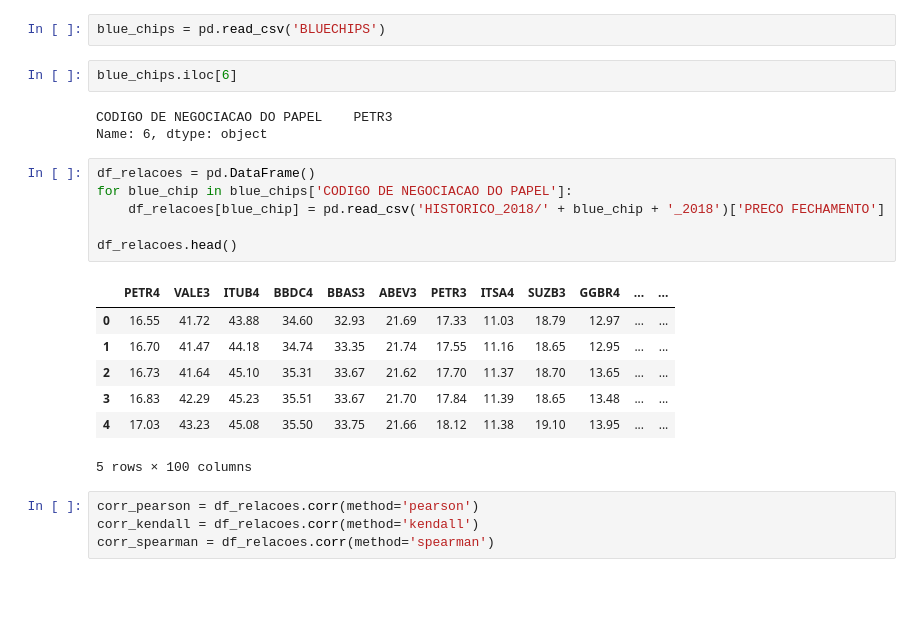
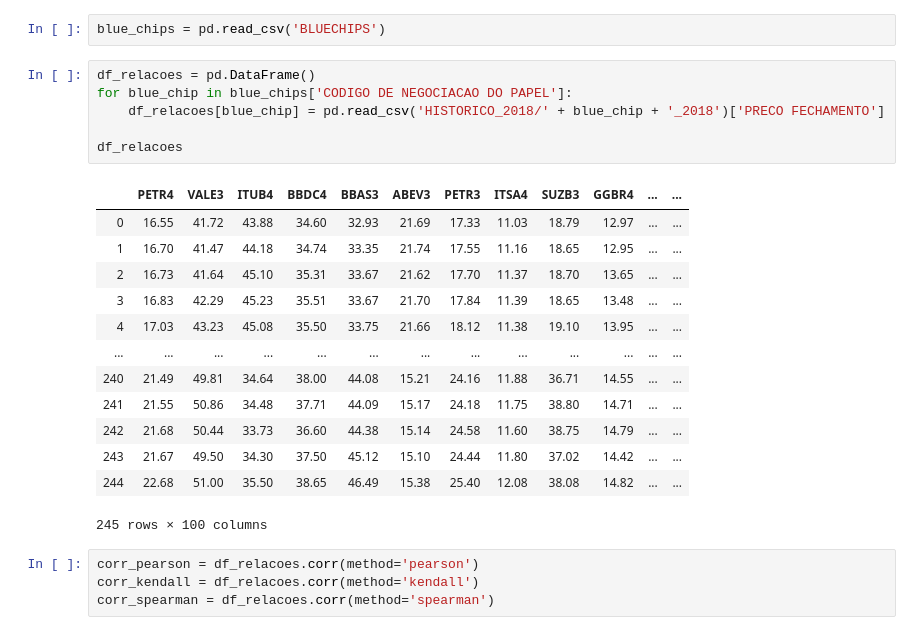
Before and after one commit to RodrigoCalderano/DOM-BOT, a Jupyter notebook: Jupyter/Long Short.ipynb, the cells around one changed output. Drawn from its saved outputs; the diff is of its cells as text; blank space fills up the shorter version.

```diff
--- a/Jupyter/Long Short.ipynb
+++ b/Jupyter/Long Short.ipynb
@@ -12,25 +12,26 @@ from pylab import rcParams
 %matplotlib inline
 # %%
 blue_chips = pd.read_csv('BLUECHIPS')
-# %%
-blue_chips.iloc[6]
-# %% [output]
-CODIGO DE NEGOCIACAO DO PAPEL    PETR3
-Name: 6, dtype: object
 # %%
 df_relacoes = pd.DataFrame()
 for blue_chip in blue_chips['CODIGO DE NEGOCIACAO DO PAPEL']:
     df_relacoes[blue_chip] = pd.read_csv('HISTORICO_2018/' + blue_chip + '_2018')['PRECO FECHAMENTO']
 
-df_relacoes.head()
+df_relacoes
 # %% [output]
 |  | PETR4 | VALE3 | ITUB4 | BBDC4 | BBAS3 | ABEV3 | PETR3 | ITSA4 | SUZB3 | GGBR4 | ... | ... |
 | 0 | 16.55 | 41.72 | 43.88 | 34.60 | 32.93 | 21.69 | 17.33 | 11.03 | 18.79 | 12.97 | ... | ... |
 | 1 | 16.70 | 41.47 | 44.18 | 34.74 | 33.35 | 21.74 | 17.55 | 11.16 | 18.65 | 12.95 | ... | ... |
 | 2 | 16.73 | 41.64 | 45.10 | 35.31 | 33.67 | 21.62 | 17.70 | 11.37 | 18.70 | 13.65 | ... | ... |
 | 3 | 16.83 | 42.29 | 45.23 | 35.51 | 33.67 | 21.70 | 17.84 | 11.39 | 18.65 | 13.48 | ... | ... |
 | 4 | 17.03 | 43.23 | 45.08 | 35.50 | 33.75 | 21.66 | 18.12 | 11.38 | 19.10 | 13.95 | ... | ... |
+| ... | ... | ... | ... | ... | ... | ... | ... | ... | ... | ... | ... | ... |
+| 240 | 21.49 | 49.81 | 34.64 | 38.00 | 44.08 | 15.21 | 24.16 | 11.88 | 36.71 | 14.55 | ... | ... |
+| 241 | 21.55 | 50.86 | 34.48 | 37.71 | 44.09 | 15.17 | 24.18 | 11.75 | 38.80 | 14.71 | ... | ... |
+| 242 | 21.68 | 50.44 | 33.73 | 36.60 | 44.38 | 15.14 | 24.58 | 11.60 | 38.75 | 14.79 | ... | ... |
+| 243 | 21.67 | 49.50 | 34.30 | 37.50 | 45.12 | 15.10 | 24.44 | 11.80 | 37.02 | 14.42 | ... | ... |
+| 244 | 22.68 | 51.00 | 35.50 | 38.65 | 46.49 | 15.38 | 25.40 | 12.08 | 38.08 | 14.82 | ... | ... |
-5 rows × 100 columns
+245 rows × 100 columns
 # %%
 corr_pearson = df_relacoes.corr(method='pearson')
 corr_kendall = df_relacoes.corr(method='kendall')
```
Also changed, not shown: parts of 37 cells of this notebook, 25 other files.
